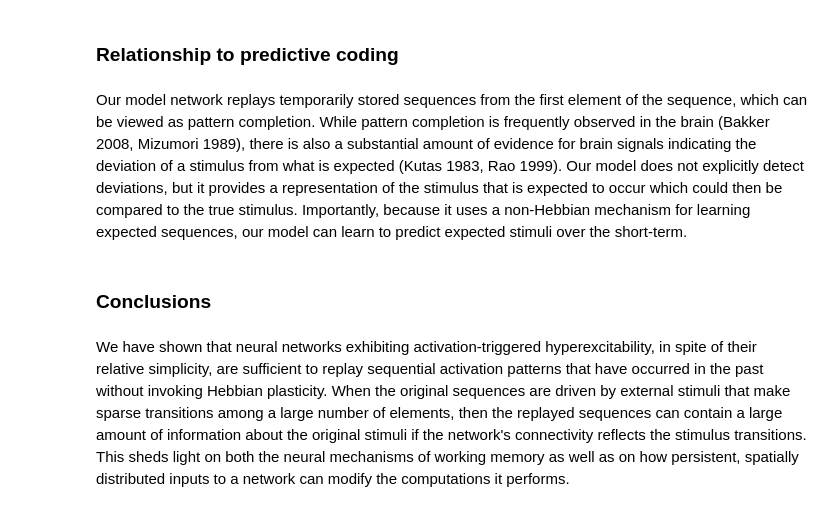
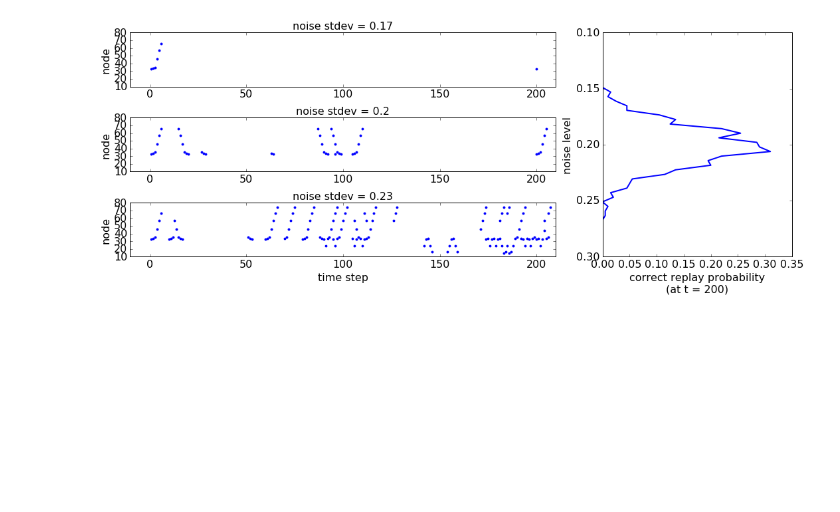
Before and after one commit to rkp8000/nothing_but_reruns, a Jupyter notebook: _paper_draft.ipynb, the cells around one changed output. Cells and saved outputs as stored; diff of their text form; code cells hidden in the pictures; blank space fills up the shorter version.

```diff
--- a/_paper_draft.ipynb
+++ b/_paper_draft.ipynb
@@ -593,8 +1,14 @@ The foremost prediction made by our model of neuronal sequence reactivation is t
-# %% [markdown]
-### Relationship to predictive coding
-# %% [markdown]
-Our model network replays temporarily stored sequences from the first element of the sequence, which can be viewed as pattern completion. While pattern completion is frequently observed in the brain (Bakker 2008, Mizumori 1989), there is also a substantial amount of evidence for brain signals indicating the deviation of a stimulus from what is expected (Kutas 1983, Rao 1999). Our model does not explicitly detect deviations, but it provides a representation of the stimulus that is expected to occur which could then be compared to the true stimulus. Importantly, because it uses a non-Hebbian mechanism for learning expected sequences, our model can learn to predict expected stimuli over the short-term.
-# %% [markdown]
-### Conclusions
-# %% [markdown]
-We have shown that neural networks exhibiting activation-triggered hyperexcitability, in spite of their relative simplicity, are sufficient to replay sequential activation patterns that have occurred in the past without invoking Hebbian plasticity. When the original sequences are driven by external stimuli that make sparse transitions among a large number of elements, then the replayed sequences can contain a large amount of information about the original stimuli if the network's connectivity reflects the stimulus transitions. This sheds light on both the neural mechanisms of working memory as well as on how persistent, spatially distributed inputs to a network can modify the computations it performs.
+# %%
+%matplotlib inline
+import numpy as np
+from figures.final_paper import extended_replay_noise_dependence as f
+
+f(
+    SEEDS_EXAMPLE=(0, 7, 0), NOISES_EXAMPLE=(0.17, 0.2, 0.23),
+    SEED_STATS=0, NOISES_STATS=np.linspace(0.1, 0.3, 50), N_TRIALS=200,
+    D=6, TH=1.5, G_X=1, T_X=100, RP=2,
+    NODE_SEQ=[(-1, -3), (-1, -1), (-1, 1), (0, 2), (1, 3), (2, 2)],
+    REPLAY_TRIGGER=200,
+    DRIVE_AMP=2);
+# %% [output]
+[figure, added]
```
Also changed, not shown: parts of 71 cells of this notebook, 6 other files.
